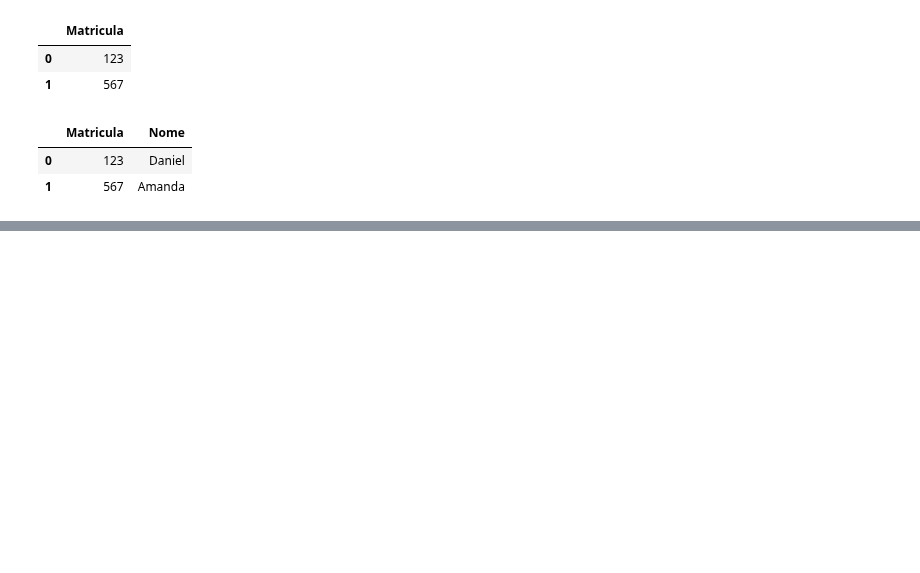
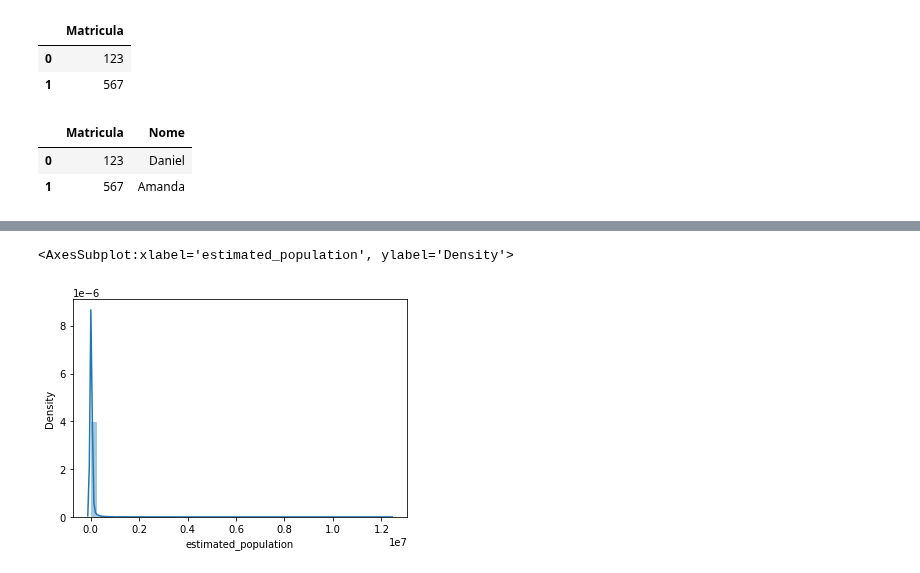
Before and after one commit to vladimiralencar/Alunos-UEPB-TopicosEspeciaisEmBancoDeDados, a Jupyter notebook: Python-Para-Analise-de-Dados/Aula-03-06-Abril-2021-Dataframes-Leitura-Manipulacao-EstatisticaDescritiva-Turma-NOITE-2021.ipynb, the cells around one changed output, grey strips where cells are left out. Saved outputs shown, nothing was run; the diff lists cells and outputs as text; code cells hidden in the pictures; blank space fills up the shorter version.

```diff
--- a/Python-Para-Analise-de-Dados/Aula-03-06-Abril-2021-Dataframes-Leitura-Manipulacao-EstatisticaDescritiva-Turma-NOITE-2021.ipynb
+++ b/Python-Para-Analise-de-Dados/Aula-03-06-Abril-2021-Dataframes-Leitura-Manipulacao-EstatisticaDescritiva-Turma-NOITE-2021.ipynb
@@ -19,3 +21,8 @@ df
 |  | Matricula | Nome |
 | 0 | 123 | Daniel |
 | 1 | 567 | Amanda |
+# %%
+file = 'https://raw.githubusercontent.com/vladimiralencar/Alunos-UEPB-TopicosEspeciaisEmBancoDeDados/master/Python-Para-Analise-de-Dados/covid19-05-abril-2021.csv'
+# %%
+df = pd.read_csv(file)
+len(df)
@@ -21,0 +69,3 @@ df
+# %%
+dfc = df[df.place_type ==  'city']
+len(dfc)
@@ -21,0 +123,7 @@ df
+# %%
+import seaborn as sns
+
+sns.distplot(dfc.estimated_population)
+# %% [output]
+<AxesSubplot:xlabel='estimated_population', ylabel='Density'>
+[figure, added]
```
Also changed, not shown: parts of 37 cells of this notebook.
